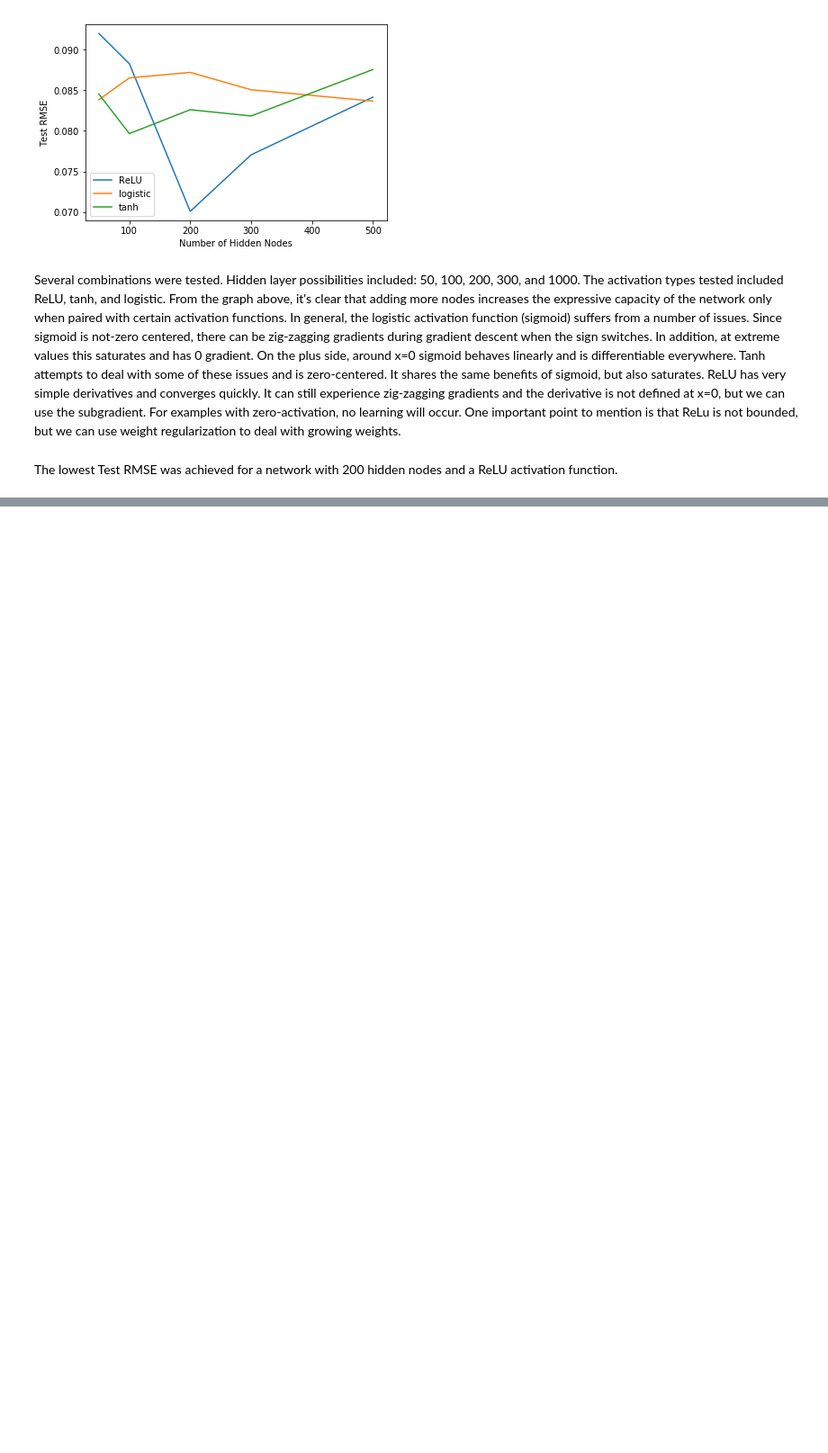
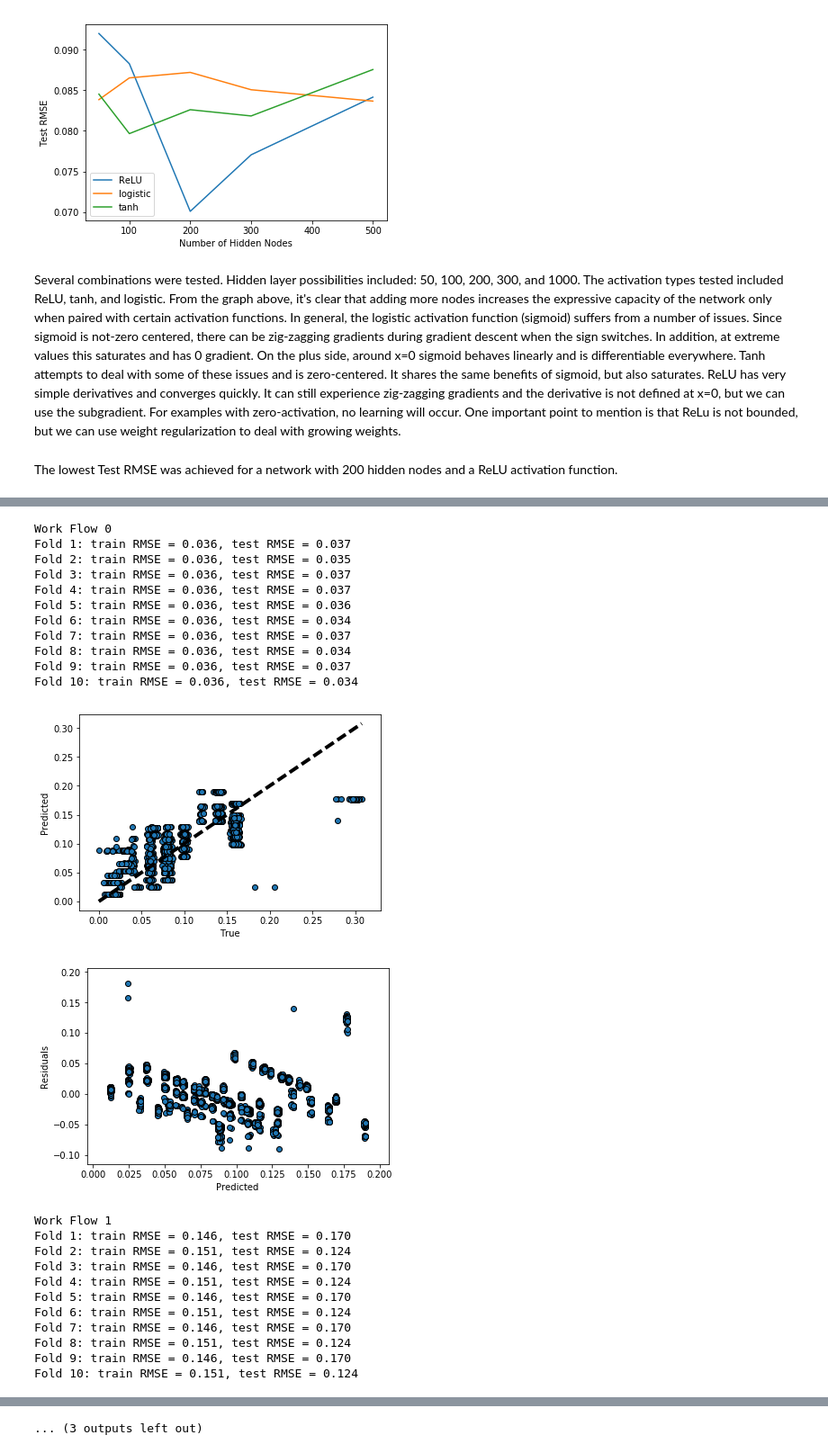
Before and after one commit to jdhurwitz/UCLA-EE219, a Jupyter notebook: Project4/Project 4 - Regression Analysis.ipynb, the cells around one changed output, grey strips where cells are left out. Shown at 90% size. Saved outputs shown, nothing was run; the diff lists cells and outputs as text; code cells hidden in the pictures; blank space fills up the shorter version.

```diff
--- a/Project4/Project 4 - Regression Analysis.ipynb
+++ b/Project4/Project 4 - Regression Analysis.ipynb
@@ -658,0 +665,73 @@ The lowest Test RMSE was achieved for a network with 200 hidden nodes and a ReLU
+# %%
+from sklearn.model_selection import KFold
+from sklearn import linear_model
+from sklearn.model_selection import cross_val_predict
+from sklearn.metrics import mean_squared_error
+from math import sqrt
+from sklearn.preprocessing import StandardScaler
+
+X = data[:,0:5]
+y = data[:,5]
+
+for wid in range(5):
+    print("Work Flow %i" % wid)
+    wid_data = data[(data[:,3] == wid)]
+    X_wid = np.delete(wid_data[:,0:5], 3, axis=1)
+    y_wid = wid_data[:,5]
+    scaler = StandardScaler()
+    X_wid = scaler.fit_transform(X_wid, y_wid)
+
+    kf = KFold(10)
+    k = 1
+    lr = linear_model.LinearRegression()
+    for train_index, test_index in kf.split(X_wid): # Output 10 train test RMSE values
+        X_train, X_test = X_wid[train_index], X_wid[test_index]
+        y_train, y_test = y_wid[train_index], y_wid[test_index]
+        lr.fit(X_train, y_train)
+        pred_train, pred_test = lr.predict(X_train), lr.predict(X_test)
+
+        rmse_train, rmse_test = sqrt(mean_squared_error(y_train, pred_train)), sqrt(mean_squared_error(y_test, pred_test))
+        print("Fold %i: train RMSE = %.3f, test RMSE = %.3f" % (k, rmse_train, rmse_test))
+        k += 1
+
+    lr = linear_model.LinearRegression()
+    predicted = cross_val_predict(lr, X_wid, y_wid, cv=10)
+
+    fig, ax = plt.subplots()
+    ax.scatter(y_wid, predicted, edgecolors=(0, 0, 0))
+    ax.plot([y_wid.min(), y_wid.max()], [y_wid.min(), y_wid.max()], 'k--', lw=4)
+    ax.set_xlabel('True')
+    ax.set_ylabel('Predicted')
+    plt.show()
+
+    fig, ax = plt.subplots()
+    residuals = y_wid - predicted
+    ax.scatter(predicted, residuals, edgecolors=(0, 0, 0))
+    ax.set_xlabel('Predicted')
+    ax.set_ylabel('Residuals')
+    plt.show()
+# %% [output]
+Work Flow 0
+Fold 1: train RMSE = 0.036, test RMSE = 0.037
+Fold 2: train RMSE = 0.036, test RMSE = 0.035
+Fold 3: train RMSE = 0.036, test RMSE = 0.037
+Fold 4: train RMSE = 0.036, test RMSE = 0.037
+Fold 5: train RMSE = 0.036, test RMSE = 0.036
+Fold 6: train RMSE = 0.036, test RMSE = 0.034
+Fold 7: train RMSE = 0.036, test RMSE = 0.037
+Fold 8: train RMSE = 0.036, test RMSE = 0.034
+Fold 9: train RMSE = 0.036, test RMSE = 0.037
+Fold 10: train RMSE = 0.036, test RMSE = 0.034
+[figure, added]
+[figure, added]
+Work Flow 1
+Fold 1: train RMSE = 0.146, test RMSE = 0.170
+Fold 2: train RMSE = 0.151, test RMSE = 0.124
+Fold 3: train RMSE = 0.146, test RMSE = 0.170
+Fold 4: train RMSE = 0.151, test RMSE = 0.124
+Fold 5: train RMSE = 0.146, test RMSE = 0.170
+Fold 6: train RMSE = 0.151, test RMSE = 0.124
+Fold 7: train RMSE = 0.146, test RMSE = 0.170
+Fold 8: train RMSE = 0.151, test RMSE = 0.124
+Fold 9: train RMSE = 0.146, test RMSE = 0.170
+Fold 10: train RMSE = 0.151, test RMSE = 0.124
@@ -658,0 +766 @@ The lowest Test RMSE was achieved for a network with 200 hidden nodes and a ReLU
+... (3 outputs left out)
```
Also changed, not shown: parts of 8 cells of this notebook.
